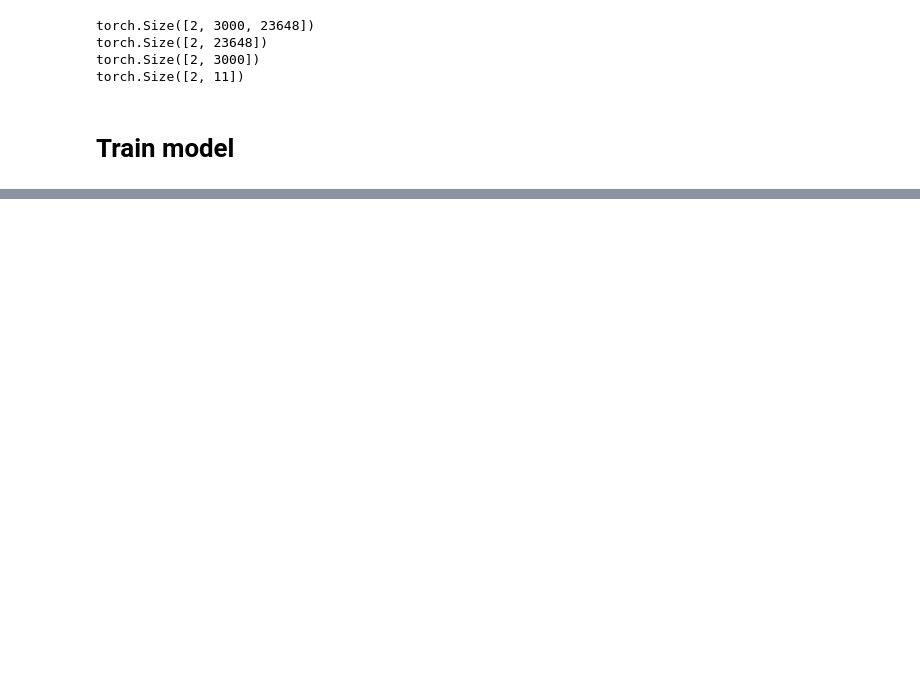
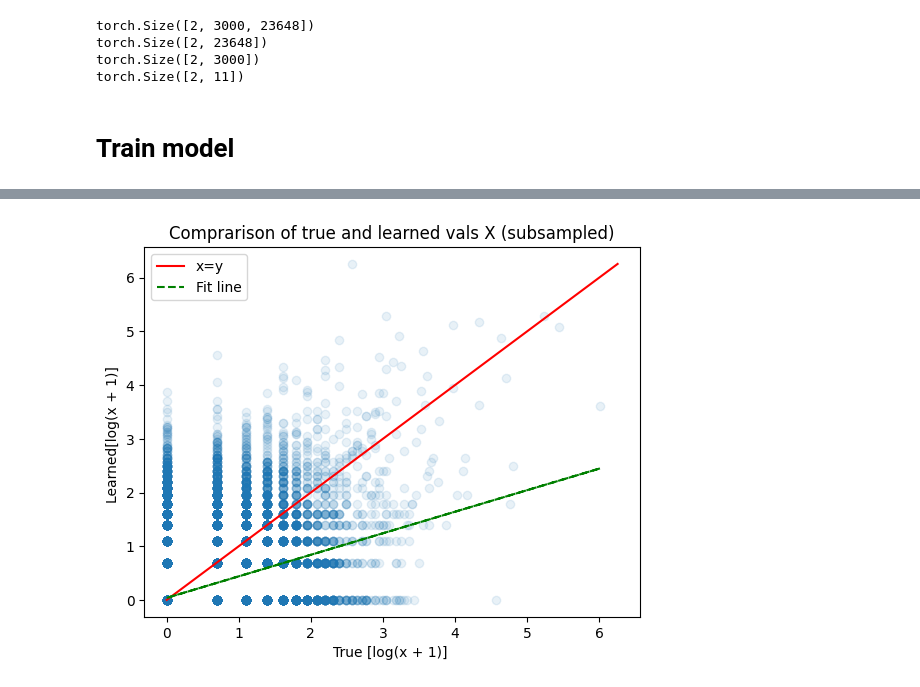
Before and after one commit to azizilab/echidna, a Jupyter notebook: notebooks/run_multi_timepoints.ipynb, the cells around one changed output, grey strips where cells are left out. Saved outputs shown, nothing was run; the diff lists cells and outputs as text; code cells hidden in the pictures; blank space fills up the shorter version.

```diff
--- a/notebooks/run_multi_timepoints.ipynb
+++ b/notebooks/run_multi_timepoints.ipynb
@@ -106,0 +107,4 @@ tensor([[[3.9698e+23, 2.4200e+24, 2.4784e+22,  ..., 1.2379e+15,
+# %%
+plot_true_vs_pred(X_learned_pre, X_obs[-1, :, :].numpy(), log_scale=True, name='X')
+# %% [output]
+[figure, added]
```
Also changed, not shown: parts of 16 cells of this notebook, 3 other files.
